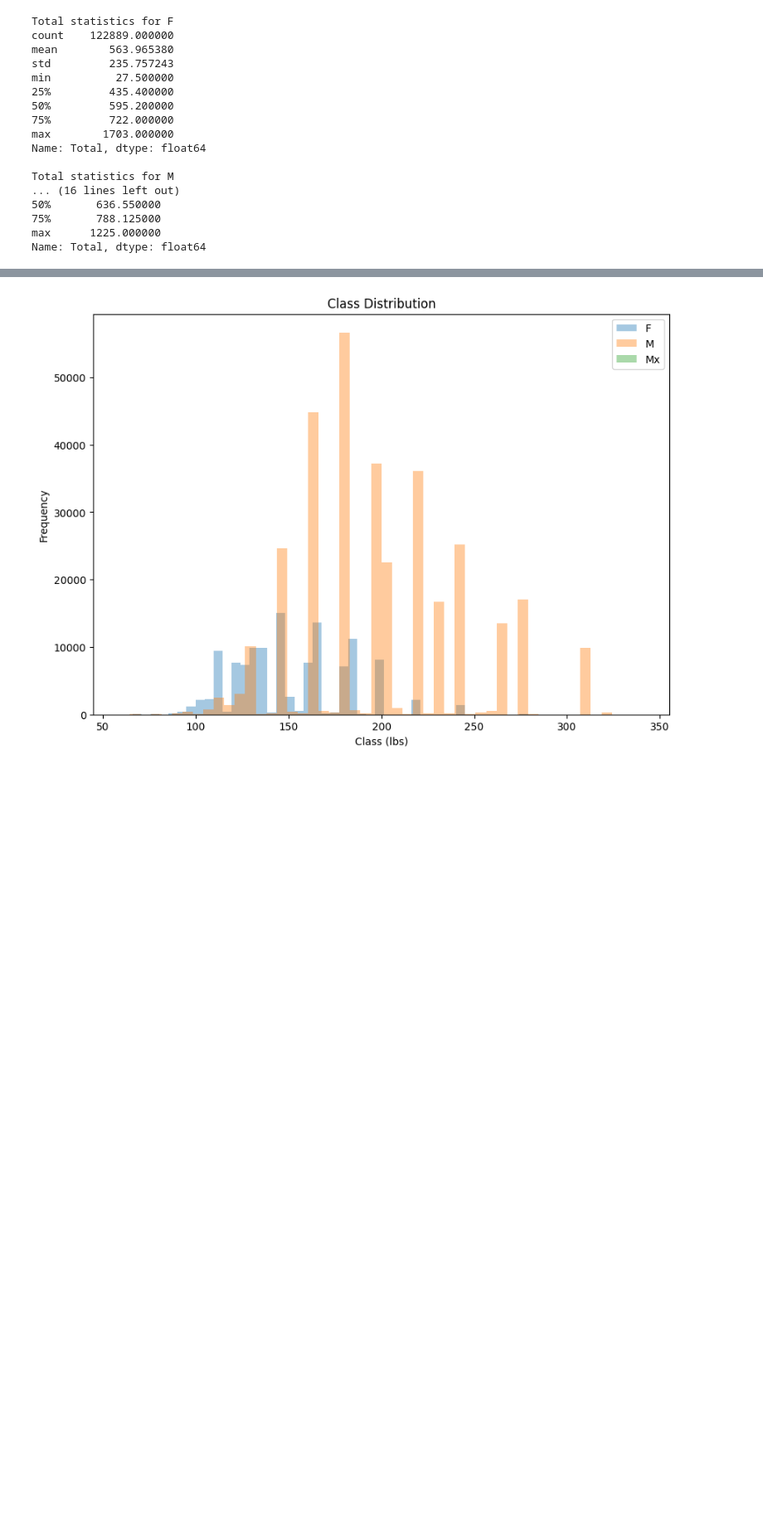
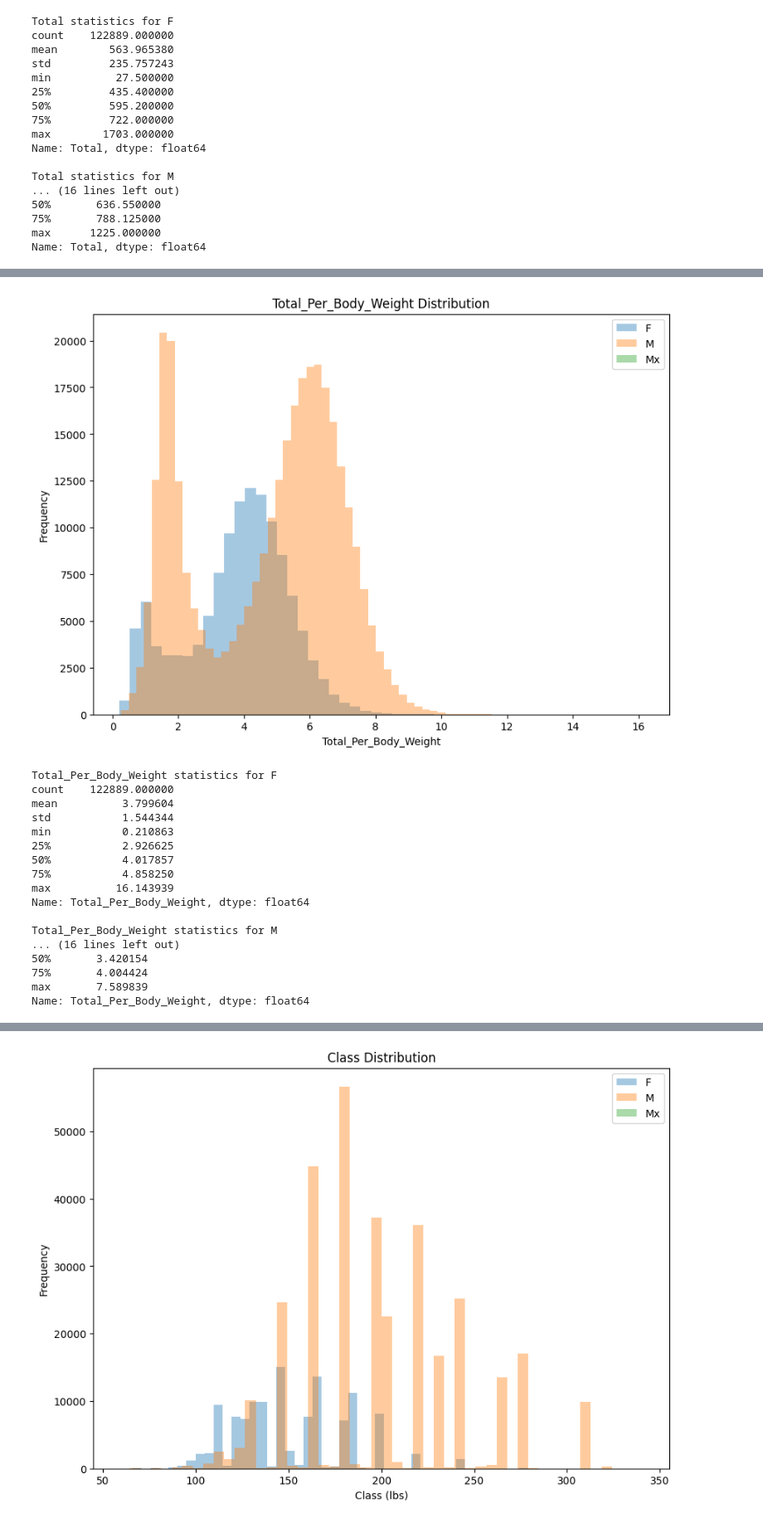
Before and after one commit to pranav142/Openpowerlifting-Database, a Jupyter notebook: notebooks/processed_EDA.ipynb, the cells around one changed output, grey strips where cells are left out. Shown at 83% size. Saved outputs shown, nothing was run; the diff lists cells and outputs as text; code cells hidden in the pictures; blank space fills up the shorter version.

```diff
--- a/notebooks/processed_EDA.ipynb
+++ b/notebooks/processed_EDA.ipynb
@@ -429,0 +535,34 @@ Name: Total, dtype: float64
+# %%
+COLUMN="Total_Per_Body_Weight"
+HUE="Gender"
+
+plot_histogram(
+    data=df,
+    title=f"{COLUMN} Distribution",
+    bins=50,
+    xlabel=f"{COLUMN}",
+    ylabel="Frequency",
+    hue=HUE,
+    column=COLUMN,
+)
+
+show_column_stats(data=df, column=COLUMN, hue=HUE)
+# %% [output]
+[figure, added]
+Total_Per_Body_Weight statistics for F
+count    122889.000000
+mean          3.799604
+std           1.544344
+min           0.210863
+25%           2.926625
+50%           4.017857
+75%           4.858250
+max          16.143939
+Name: Total_Per_Body_Weight, dtype: float64
+
+Total_Per_Body_Weight statistics for M
+... (16 lines left out)
+50%       3.420154
+75%       4.004424
+max       7.589839
+Name: Total_Per_Body_Weight, dtype: float64
```
Also changed, not shown: parts of 17 cells of this notebook, 3 other files.
